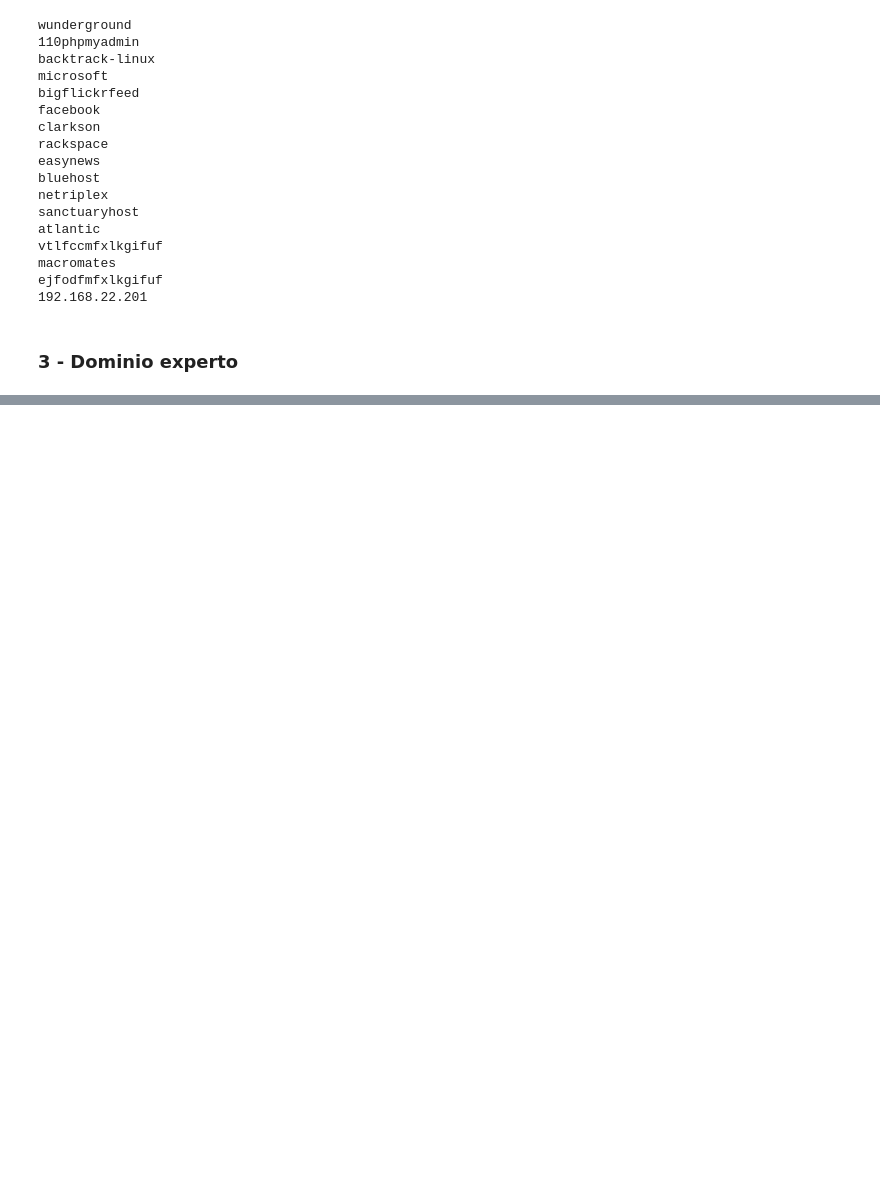
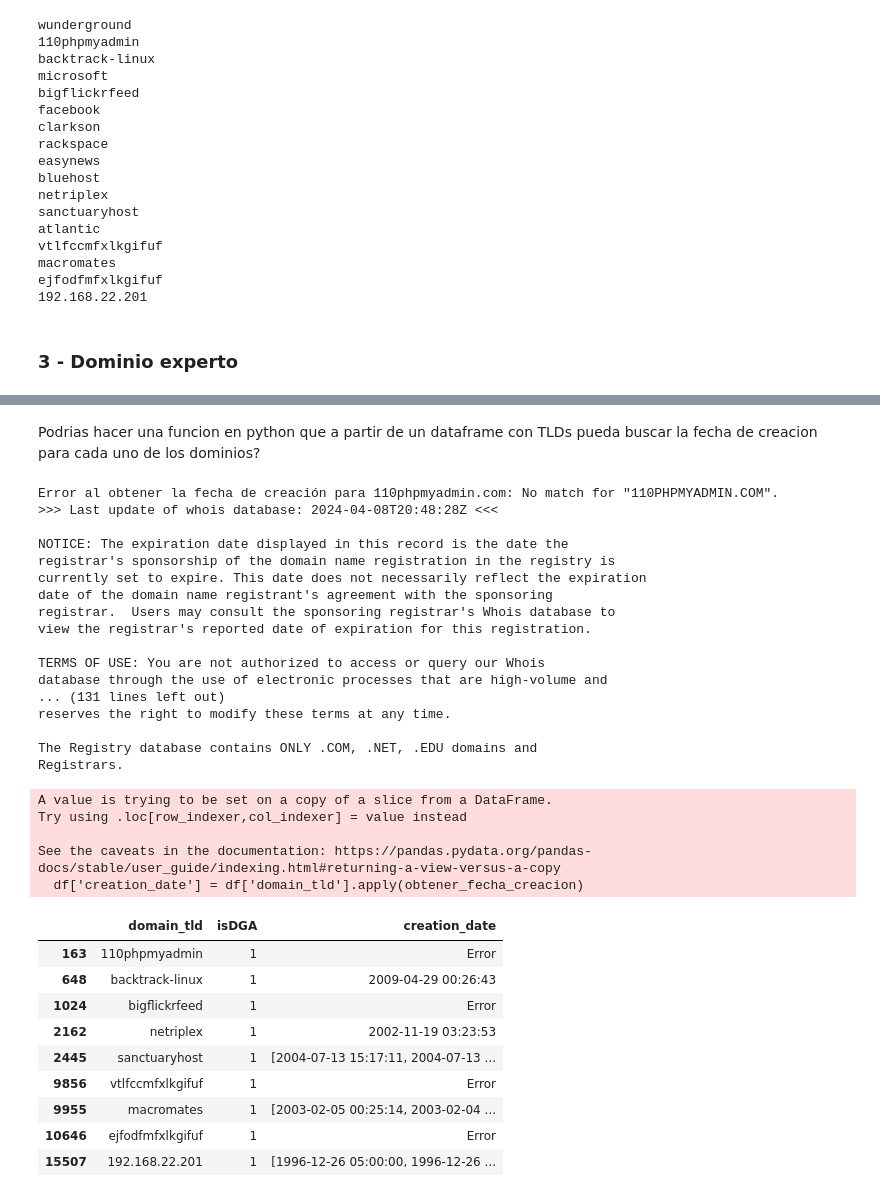
Before and after one commit to andresdlRoca/Lab5_SDS, a Jupyter notebook: lab5.ipynb, the cells around one changed output, grey strips where cells are left out. Saved outputs shown, nothing was run; the diff lists cells and outputs as text; code cells hidden in the pictures; blank space fills up the shorter version.

Commit message:
Avances en dominio experto

```diff
--- a/lab5.ipynb
+++ b/lab5.ipynb
@@ -222,0 +300,4 @@ ejfodfmfxlkgifuf
+# %%
+# Filter isDGA = 1
+df_result_sus = df_sus[df_sus['isDGA'] == 1]
+df_result_sus
@@ -222,0 +315,58 @@ ejfodfmfxlkgifuf
+# %% [markdown]
+Podrias hacer una funcion en python que a partir de un dataframe con TLDs pueda buscar la fecha de creacion para cada uno de los dominios?
+# %%
+import whois
+
+def obtener_fecha_creacion(tld):
+    try:
+        tld = tld + '.com'
+
+        w = whois.whois(tld)
+        if w.creation_date:
+            return w.creation_date
+        else:
+            return "No Disponible"
+    except Exception as e:
+        print(f"Error al obtener la fecha de creación para {tld}: {e}")
+        return "Error"
+
+def buscar_fechas_creacion(df):
+    df['creation_date'] = df['domain_tld'].apply(obtener_fecha_creacion)
+    return df
+
+df_con_fechas = buscar_fechas_creacion(df_result_sus)
+
+df_con_fechas
+# %% [output]
+Error al obtener la fecha de creación para 110phpmyadmin.com: No match for "110PHPMYADMIN.COM".
+>>> Last update of whois database: 2024-04-08T20:48:28Z <<<
+
+NOTICE: The expiration date displayed in this record is the date the
+registrar's sponsorship of the domain name registration in the registry is
+currently set to expire. This date does not necessarily reflect the expiration
+date of the domain name registrant's agreement with the sponsoring
+registrar.  Users may consult the sponsoring registrar's Whois database to
+view the registrar's reported date of expiration for this registration.
+
+TERMS OF USE: You are not authorized to access or query our Whois
+database through the use of electronic processes that are high-volume and
+... (131 lines left out)
+reserves the right to modify these terms at any time.
+
+The Registry database contains ONLY .COM, .NET, .EDU domains and
+Registrars.
+A value is trying to be set on a copy of a slice from a DataFrame.
+Try using .loc[row_indexer,col_indexer] = value instead
+
+See the caveats in the documentation: https://pandas.pydata.org/pandas-docs/stable/user_guide/indexing.html#returning-a-view-versus-a-copy
+  df['creation_date'] = df['domain_tld'].apply(obtener_fecha_creacion)
+|  | domain_tld | isDGA | creation_date |
+| 163 | 110phpmyadmin | 1 | Error |
+| 648 | backtrack-linux | 1 | 2009-04-29 00:26:43 |
+| 1024 | bigflickrfeed | 1 | Error |
+| 2162 | netriplex | 1 | 2002-11-19 03:23:53 |
+| 2445 | sanctuaryhost | 1 | [2004-07-13 15:17:11, 2004-07-13 ... |
+| 9856 | vtlfccmfxlkgifuf | 1 | Error |
+| 9955 | macromates | 1 | [2003-02-05 00:25:14, 2003-02-04 ... |
+| 10646 | ejfodfmfxlkgifuf | 1 | Error |
+| 15507 | 192.168.22.201 | 1 | [1996-12-26 05:00:00, 1996-12-26 ... |
```
Also changed, not shown: parts of 7 cells of this notebook.
